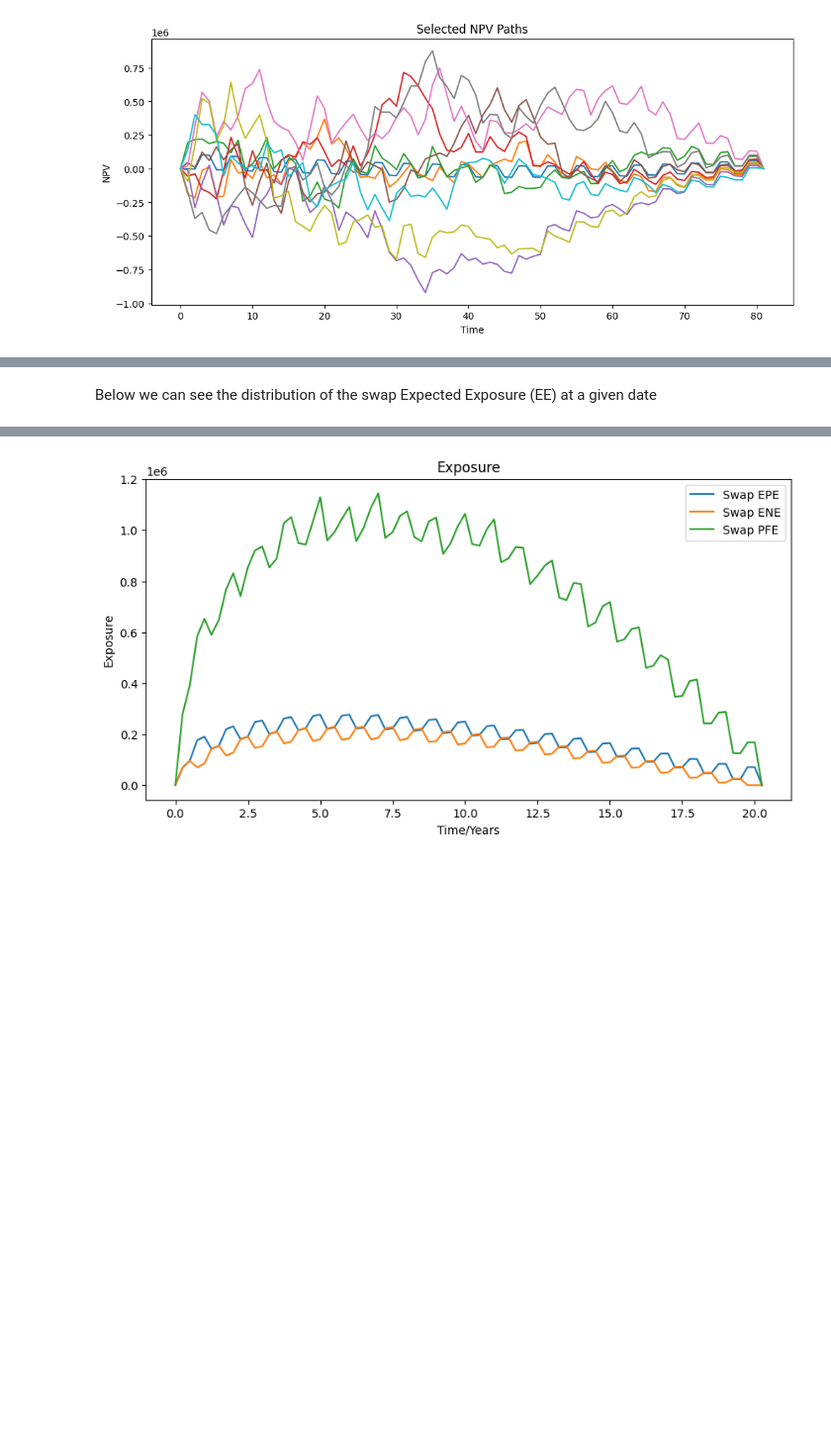
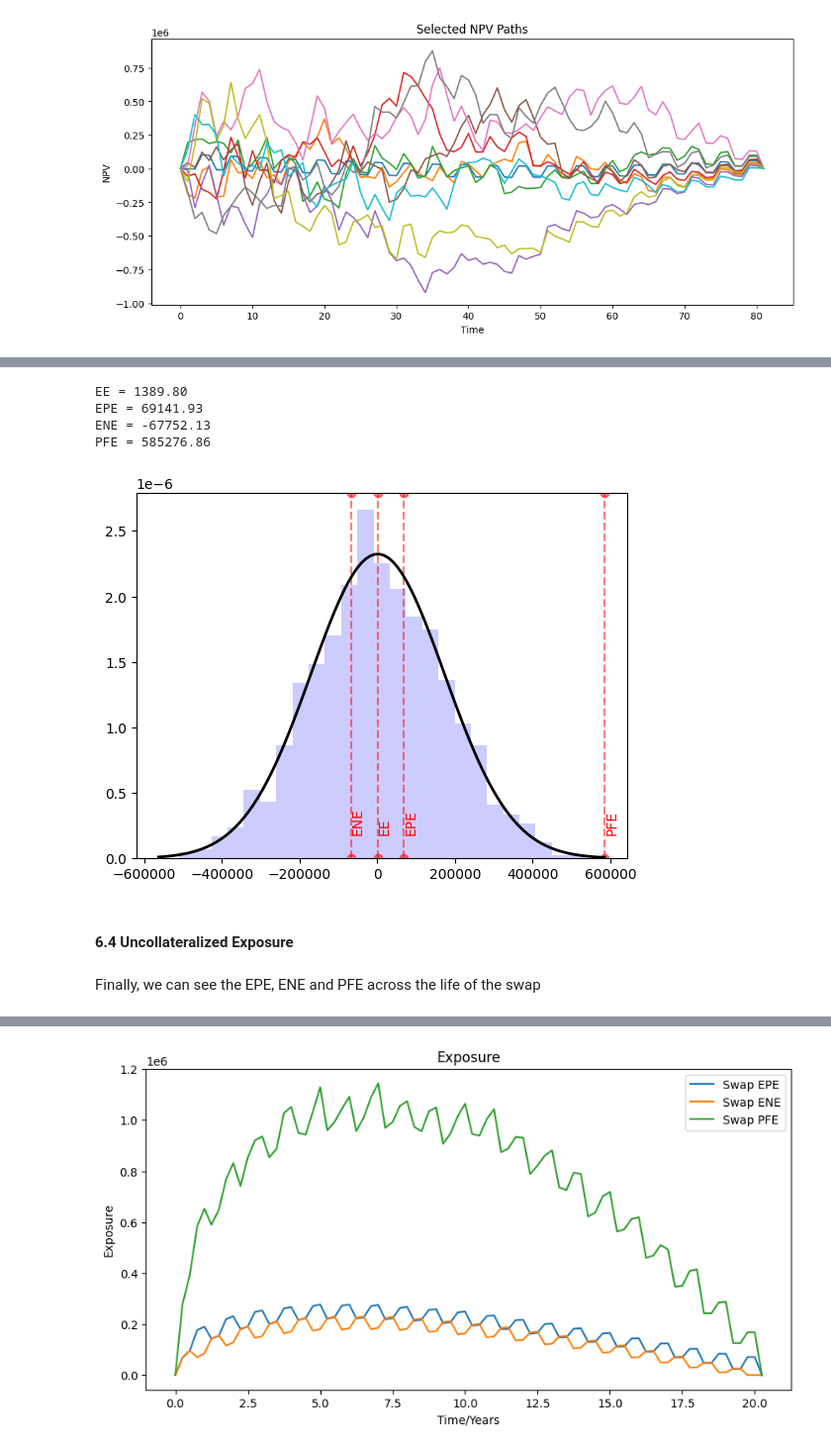
Before and after one commit to AlexisDavid1989/NYC_Summit_2023, a Jupyter notebook: ore_nyc_summit_part1.ipynb, the cells around one changed output, grey strips where cells are left out. Shown: that part at 99% size. Saved outputs shown, nothing was run; the diff lists cells and outputs as text; code cells hidden in the pictures; blank space fills up the shorter version.

```diff
--- a/ore_nyc_summit_part1.ipynb
+++ b/ore_nyc_summit_part1.ipynb
@@ -848,2 +858,57 @@ depths: 1
+# %%
+# Recovering the data from the NPV Simulation Cube report
+dateIndexColumn = cubeReport.dataAsSize(2)
+dateColumn = cubeReport.dataAsString(3)
+valueColumn = cubeReport.dataAsReal(6)
+
+# Filter the NPV simulations for a single date chosen
+dateChosen = '2016-05-05'
+dataToShow = pd.DataFrame(list(zip(dateColumn, valueColumn)), columns=["Date", "NPV"])
+valueToShow = dataToShow[dataToShow["Date"] == dateChosen]["NPV"]
+
+# Create the histogram
+plt.hist(valueToShow, bins=25, density=True, alpha=0.2, color='b')
+
+# Fit a normal distribution to the data
+mu, std = norm.fit(valueToShow)
+xmin, xmax = plt.xlim()
+x = np.linspace(xmin, xmax, 100)
+p = norm.pdf(x, mu, std)
+
+# Add EPE to the graph
+valueToShowEPE = valueToShow.clip(lower=0)
+muEPE, stdEPE = norm.fit(valueToShowEPE)
+plt.axvline(x = muEPE, color = 'red', linestyle = '--', alpha = 0.5, marker = 'o')
+plt.text(muEPE,0.2/1000000,'EPE', color = 'red', rotation=90)
+
+# Add ENE to the graph
+valueToShowENE = valueToShow.clip(upper=0)
+muENE, stdENE = norm.fit(valueToShowENE)
+plt.axvline(x = muENE, color = 'red', linestyle = '--', alpha = 0.5, marker = 'o')
+plt.text(muENE,0.2/1000000,'ENE', color = 'red', rotation=90)
+
+# Add PFE to the graph
+plt.axvline(x = xmax, color = 'red', linestyle = '--', alpha = 0.5, marker = 'o')
+plt.text(xmax,0.2/1000000,'PFE', color = 'red', rotation=90)
+
+# Add the normal distribution to the plot
+plt.plot(x, p, 'k', linewidth=2)
+plt.axvline(x = mu, color = 'red', linestyle = '--', alpha = 0.5, marker = 'o')
+plt.text(mu,0.2/1000000 ,'EE', color = 'red', rotation=90)
+
+print("EE = {:.2f}".format(mu))
+print("EPE = {:.2f}".format(muEPE))
+print("ENE = {:.2f}".format(muENE))
+print("PFE = {:.2f}".format(xmax))
+
+plt.show()
+# %% [output]
+EE = 1389.80
+EPE = 69141.93
+ENE = -67752.13
+PFE = 585276.86
+[figure, added]
+# %% [markdown]
+#### 6.4 Uncollateralized Exposure
 # %% [markdown]
-Below we can see the distribution of the swap Expected Exposure (EE) at a given date
+Finally, we can see the EPE, ENE and PFE across the life of the swap
```
Also changed, not shown: parts of 21 cells of this notebook.
